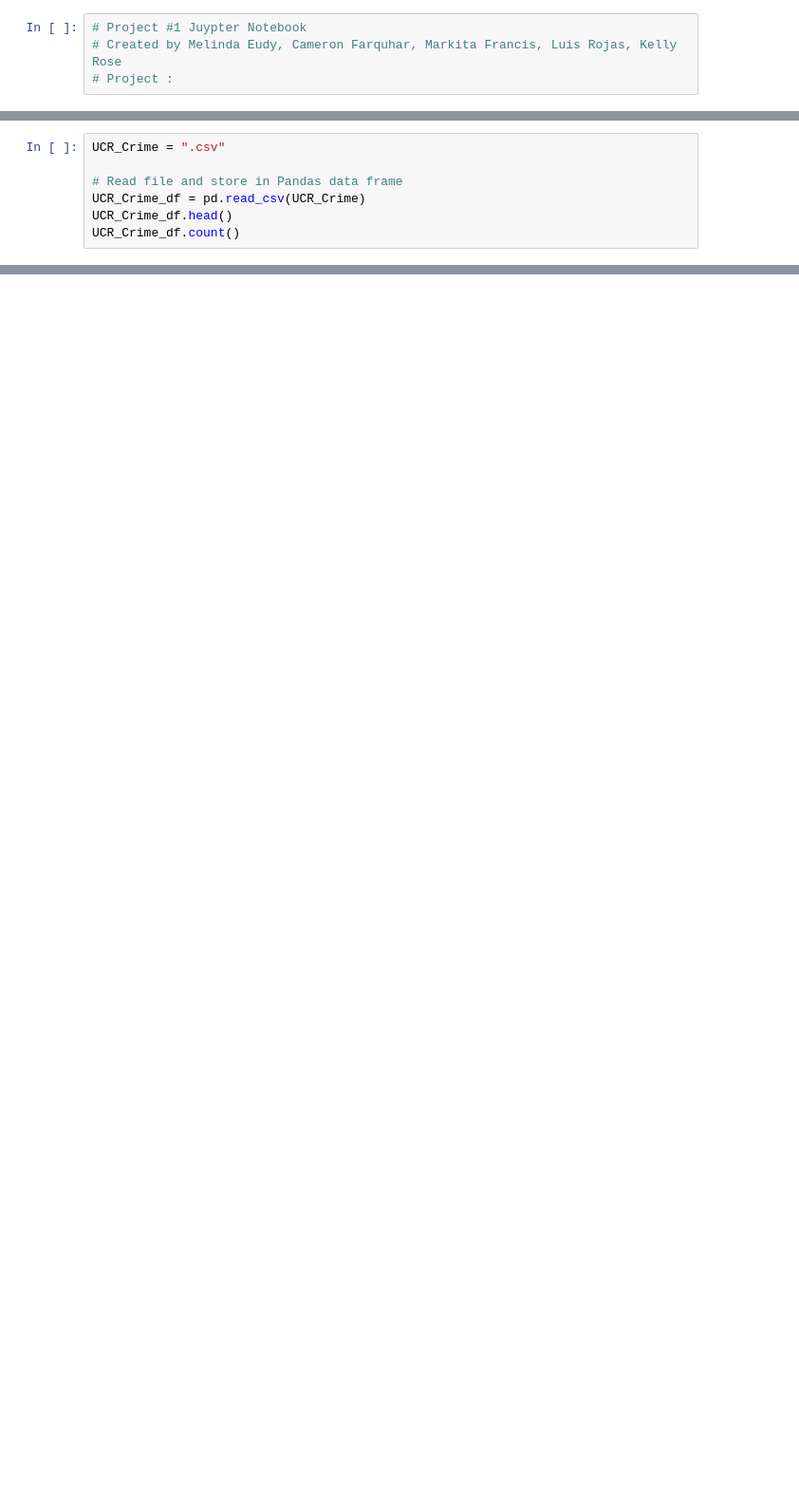
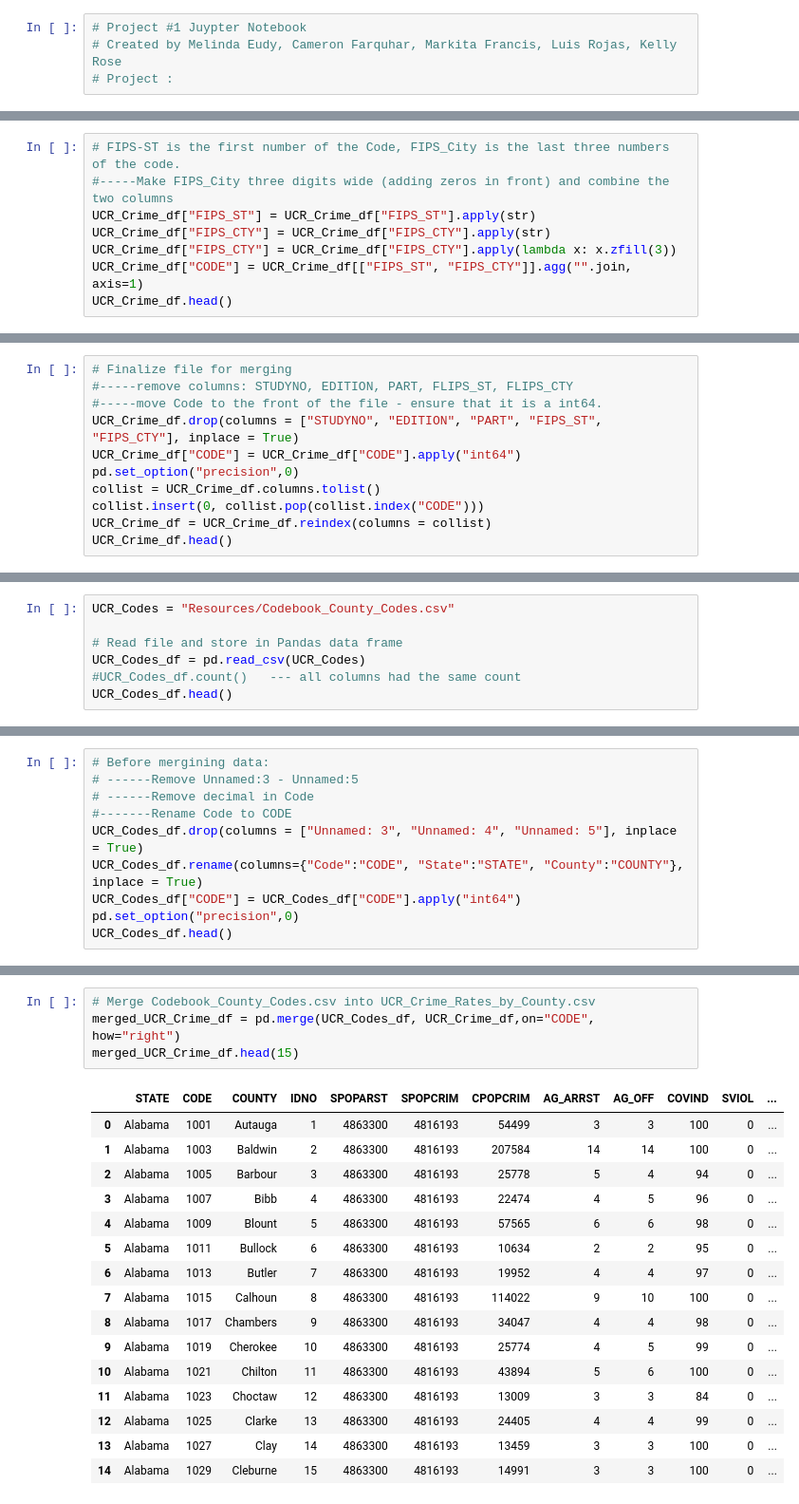
Before and after one commit to melindaeudy/Project_1, a Jupyter notebook: Project_1.ipynb, the cells around one changed output, grey strips where cells are left out. Shown at 95% size. Cells and saved outputs as stored; diff of their text form; blank space fills up the shorter version.

Commit message:
updated resources and merged files

```diff
--- a/Project_1.ipynb
+++ b/Project_1.ipynb
@@ -31,0 +39,8 @@ FileNotFoundError: [Errno 2] No such file or directory: '/Resources/UCR_Crime_Ra
+# %%
+# FIPS-ST is the first number of the Code, FIPS_City is the last three numbers of the code.
+#-----Make FIPS_City three digits wide (adding zeros in front) and combine the two columns
+UCR_Crime_df["FIPS_ST"] = UCR_Crime_df["FIPS_ST"].apply(str)
+UCR_Crime_df["FIPS_CTY"] = UCR_Crime_df["FIPS_CTY"].apply(str)
+UCR_Crime_df["FIPS_CTY"] = UCR_Crime_df["FIPS_CTY"].apply(lambda x: x.zfill(3))
+UCR_Crime_df["CODE"] = UCR_Crime_df[["FIPS_ST", "FIPS_CTY"]].agg("".join, axis=1)
+UCR_Crime_df.head()
@@ -31,0 +55,11 @@ FileNotFoundError: [Errno 2] No such file or directory: '/Resources/UCR_Crime_Ra
+# %%
+# Finalize file for merging
+#-----remove columns: STUDYNO, EDITION, PART, FLIPS_ST, FLIPS_CTY
+#-----move Code to the front of the file - ensure that it is a int64.
+UCR_Crime_df.drop(columns = ["STUDYNO", "EDITION", "PART", "FIPS_ST", "FIPS_CTY"], inplace = True)
+UCR_Crime_df["CODE"] = UCR_Crime_df["CODE"].apply("int64")
+pd.set_option("precision",0)
+collist = UCR_Crime_df.columns.tolist()
+collist.insert(0, collist.pop(collist.index("CODE")))
+UCR_Crime_df = UCR_Crime_df.reindex(columns = collist)
+UCR_Crime_df.head()
@@ -32,7 +73,7 @@ FileNotFoundError: [Errno 2] No such file or directory: '/Resources/UCR_Crime_Ra
 # %%
-UCR_Crime = ".csv"
+UCR_Codes = "Resources/Codebook_County_Codes.csv"
 
 # Read file and store in Pandas data frame
-UCR_Crime_df = pd.read_csv(UCR_Crime)
-UCR_Crime_df.head()
-UCR_Crime_df.count()
+UCR_Codes_df = pd.read_csv(UCR_Codes)
+#UCR_Codes_df.count()   --- all columns had the same count
+UCR_Codes_df.head()
@@ -38,0 +87,10 @@ UCR_Crime_df.count()
+# %%
+# Before mergining data:
+# ------Remove Unnamed:3 - Unnamed:5
+# ------Remove decimal in Code
+#-------Rename Code to CODE
+UCR_Codes_df.drop(columns = ["Unnamed: 3", "Unnamed: 4", "Unnamed: 5"], inplace = True)
+UCR_Codes_df.rename(columns={"Code":"CODE", "State":"STATE", "County":"COUNTY"}, inplace = True)
+UCR_Codes_df["CODE"] = UCR_Codes_df["CODE"].apply("int64")
+pd.set_option("precision",0)
+UCR_Codes_df.head()
@@ -38,0 +104,21 @@ UCR_Crime_df.count()
+# %%
+# Merge Codebook_County_Codes.csv into UCR_Crime_Rates_by_County.csv
+merged_UCR_Crime_df = pd.merge(UCR_Codes_df, UCR_Crime_df,on="CODE", how="right")
+merged_UCR_Crime_df.head(15)
+# %% [output]
+|  | STATE | CODE | COUNTY | IDNO | SPOPARST | SPOPCRIM | CPOPCRIM | AG_ARRST | AG_OFF | COVIND | SVIOL | ... |
+| 0 | Alabama | 1001 | Autauga | 1 | 4863300 | 4816193 | 54499 | 3 | 3 | 100 | 0 | ... |
+| 1 | Alabama | 1003 | Baldwin | 2 | 4863300 | 4816193 | 207584 | 14 | 14 | 100 | 0 | ... |
+| 2 | Alabama | 1005 | Barbour | 3 | 4863300 | 4816193 | 25778 | 5 | 4 | 94 | 0 | ... |
+| 3 | Alabama | 1007 | Bibb | 4 | 4863300 | 4816193 | 22474 | 4 | 5 | 96 | 0 | ... |
+| 4 | Alabama | 1009 | Blount | 5 | 4863300 | 4816193 | 57565 | 6 | 6 | 98 | 0 | ... |
+| 5 | Alabama | 1011 | Bullock | 6 | 4863300 | 4816193 | 10634 | 2 | 2 | 95 | 0 | ... |
+| 6 | Alabama | 1013 | Butler | 7 | 4863300 | 4816193 | 19952 | 4 | 4 | 97 | 0 | ... |
+| 7 | Alabama | 1015 | Calhoun | 8 | 4863300 | 4816193 | 114022 | 9 | 10 | 100 | 0 | ... |
+| 8 | Alabama | 1017 | Chambers | 9 | 4863300 | 4816193 | 34047 | 4 | 4 | 98 | 0 | ... |
+| 9 | Alabama | 1019 | Cherokee | 10 | 4863300 | 4816193 | 25774 | 4 | 5 | 99 | 0 | ... |
+| 10 | Alabama | 1021 | Chilton | 11 | 4863300 | 4816193 | 43894 | 5 | 6 | 100 | 0 | ... |
+| 11 | Alabama | 1023 | Choctaw | 12 | 4863300 | 4816193 | 13009 | 3 | 3 | 84 | 0 | ... |
+| 12 | Alabama | 1025 | Clarke | 13 | 4863300 | 4816193 | 24405 | 4 | 4 | 99 | 0 | ... |
+| 13 | Alabama | 1027 | Clay | 14 | 4863300 | 4816193 | 13459 | 3 | 3 | 100 | 0 | ... |
+| 14 | Alabama | 1029 | Cleburne | 15 | 4863300 | 4816193 | 14991 | 3 | 3 | 100 | 0 | ... |
```
Also changed, not shown: parts of 7 cells of this notebook, 3 other files.
